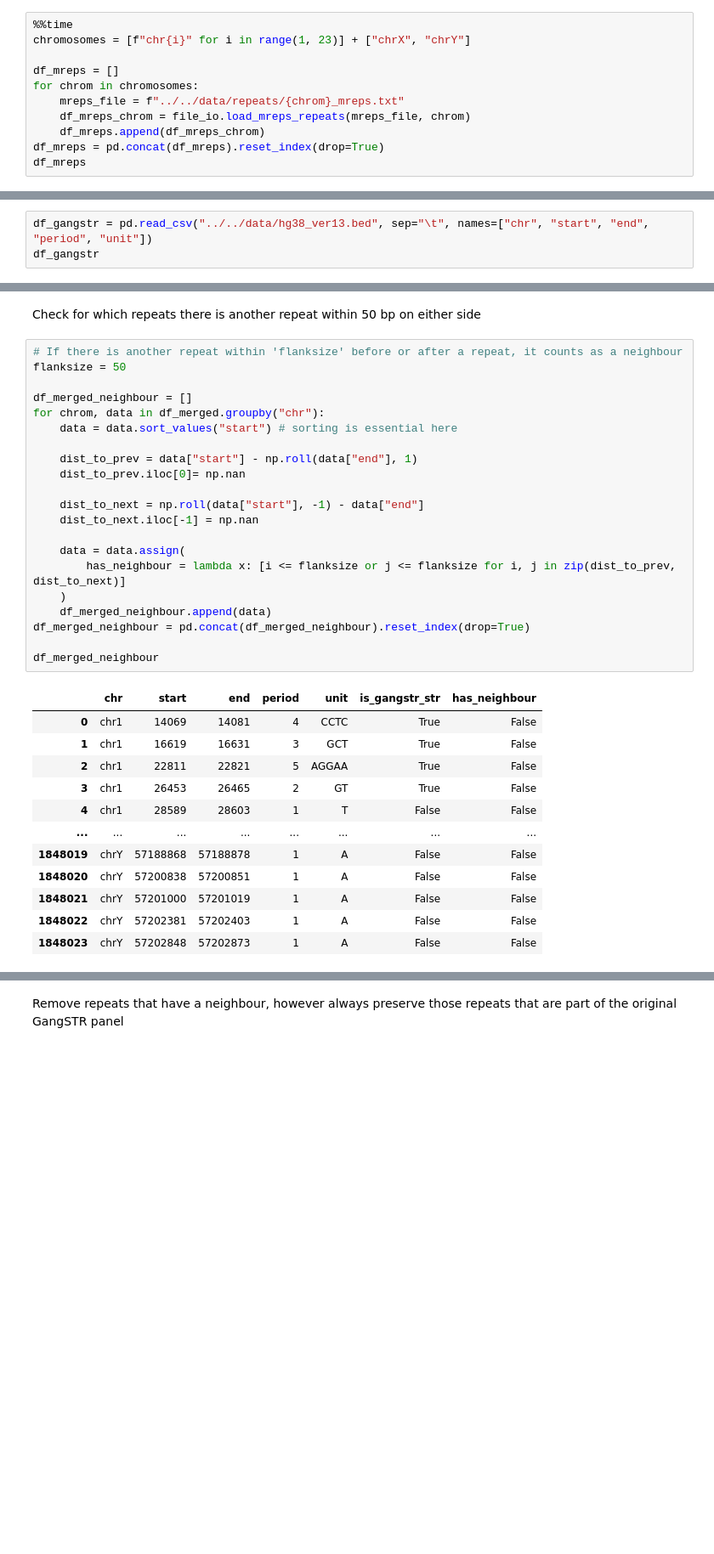
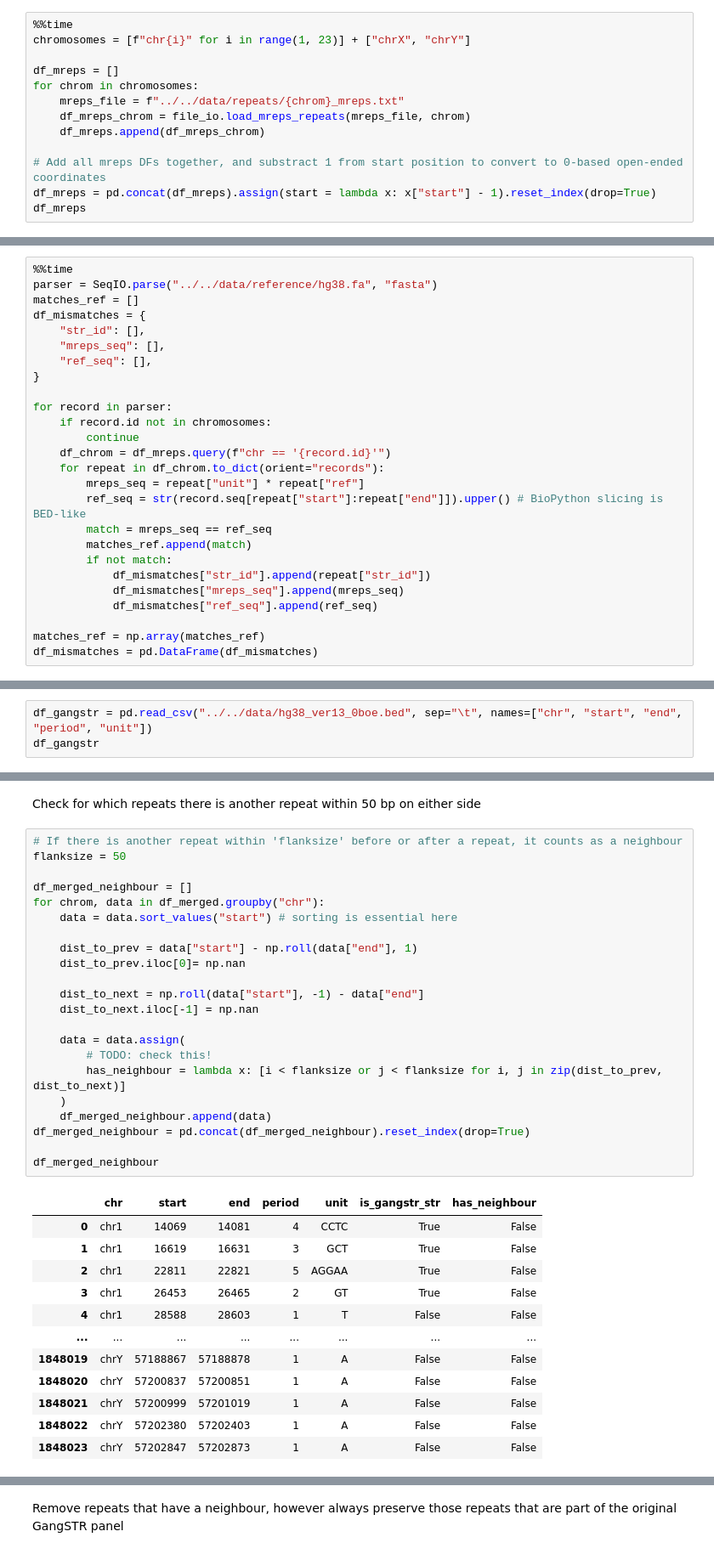
Before and after one commit to acg-team/ConSTRain-analyses, a Jupyter notebook: analyses/mononucleotide_repeats/2024-03-13_include_mreps_repeats.ipynb, the cells around one changed output, grey strips where cells are left out. Shown at 85% size. Drawn from its saved outputs; the diff is of its cells as text; blank space fills up the shorter version.

```diff
--- a/analyses/mononucleotide_repeats/2024-03-13_include_mreps_repeats.ipynb
+++ b/analyses/mononucleotide_repeats/2024-03-13_include_mreps_repeats.ipynb
@@ -29,6 +29,8 @@ for chrom in chromosomes:
     mreps_file = f"../../data/repeats/{chrom}_mreps.txt"
     df_mreps_chrom = file_io.load_mreps_repeats(mreps_file, chrom)
     df_mreps.append(df_mreps_chrom)
-df_mreps = pd.concat(df_mreps).reset_index(drop=True)
+
+# Add all mreps DFs together, and substract 1 from start position to convert to 0-based open-ended coordinates
+df_mreps = pd.concat(df_mreps).assign(start = lambda x: x["start"] - 1).reset_index(drop=True)
 df_mreps
 # %% [output]
@@ -96,0 +52,26 @@ df_mismatches
+# %%
+%%time
+parser = SeqIO.parse("../../data/reference/hg38.fa", "fasta")
+matches_ref = []
+df_mismatches = {
+    "str_id": [],
+    "mreps_seq": [],
+    "ref_seq": [],
+}
+
+for record in parser:
+    if record.id not in chromosomes:
+        continue
+    df_chrom = df_mreps.query(f"chr == '{record.id}'")
+    for repeat in df_chrom.to_dict(orient="records"):
+        mreps_seq = repeat["unit"] * repeat["ref"]
+        ref_seq = str(record.seq[repeat["start"]:repeat["end"]]).upper() # BioPython slicing is BED-like
+        match = mreps_seq == ref_seq
+        matches_ref.append(match)
+        if not match:
+            df_mismatches["str_id"].append(repeat["str_id"])
+            df_mismatches["mreps_seq"].append(mreps_seq)
+            df_mismatches["ref_seq"].append(ref_seq)
+
+matches_ref = np.array(matches_ref)
+df_mismatches = pd.DataFrame(df_mismatches)
@@ -116,7 +118,7 @@ df_mreps
 # %% [markdown]
 Now that we have removed mreps artifacts from our set of mononucleotide repeats, we load the GangSTR v13 STR panel. The two panels will be merged, and repeats that have close neighbouring repeats will be removed (although we will make sure to keep all repeats that are in the GangSTR panel).
 # %%
-df_gangstr = pd.read_csv("../../data/hg38_ver13.bed", sep="\t", names=["chr", "start", "end", "period", "unit"])
+df_gangstr = pd.read_csv("../../data/hg38_ver13_0boe.bed", sep="\t", names=["chr", "start", "end", "period", "unit"])
 df_gangstr
 # %% [output]
 |  | chr | start | end | period | unit |
@@ -159,37 +161,38 @@ Check for which repeats there is another repeat within 50 bp on either side
 # %%
 # If there is another repeat within 'flanksize' before or after a repeat, it counts as a neighbour
 flanksize = 50
 
 df_merged_neighbour = []
 for chrom, data in df_merged.groupby("chr"):
     data = data.sort_values("start") # sorting is essential here
 
     dist_to_prev = data["start"] - np.roll(data["end"], 1)
     dist_to_prev.iloc[0]= np.nan
 
     dist_to_next = np.roll(data["start"], -1) - data["end"]
     dist_to_next.iloc[-1] = np.nan
 
     data = data.assign(
-        has_neighbour = lambda x: [i <= flanksize or j <= flanksize for i, j in zip(dist_to_prev, dist_to_next)]
+        # TODO: check this!
+        has_neighbour = lambda x: [i < flanksize or j < flanksize for i, j in zip(dist_to_prev, dist_to_next)]
     )
     df_merged_neighbour.append(data)
 df_merged_neighbour = pd.concat(df_merged_neighbour).reset_index(drop=True)
 
 df_merged_neighbour
 # %% [output]
 |  | chr | start | end | period | unit | is_gangstr_str | has_neighbour |
 | 0 | chr1 | 14069 | 14081 | 4 | CCTC | True | False |
 | 1 | chr1 | 16619 | 16631 | 3 | GCT | True | False |
 | 2 | chr1 | 22811 | 22821 | 5 | AGGAA | True | False |
 | 3 | chr1 | 26453 | 26465 | 2 | GT | True | False |
-| 4 | chr1 | 28589 | 28603 | 1 | T | False | False |
+| 4 | chr1 | 28588 | 28603 | 1 | T | False | False |
 | ... | ... | ... | ... | ... | ... | ... | ... |
-| 1848019 | chrY | 57188868 | 57188878 | 1 | A | False | False |
-| 1848020 | chrY | 57200838 | 57200851 | 1 | A | False | False |
-| 1848021 | chrY | 57201000 | 57201019 | 1 | A | False | False |
-| 1848022 | chrY | 57202381 | 57202403 | 1 | A | False | False |
-| 1848023 | chrY | 57202848 | 57202873 | 1 | A | False | False |
+| 1848019 | chrY | 57188867 | 57188878 | 1 | A | False | False |
+| 1848020 | chrY | 57200837 | 57200851 | 1 | A | False | False |
+| 1848021 | chrY | 57200999 | 57201019 | 1 | A | False | False |
+| 1848022 | chrY | 57202380 | 57202403 | 1 | A | False | False |
+| 1848023 | chrY | 57202847 | 57202873 | 1 | A | False | False |
 1848024 rows × 7 columns
 # %% [markdown]
 Remove repeats that have a neighbour, however always preserve those repeats that are part of the original GangSTR panel
```
Also changed, not shown: parts of 11 cells of this notebook.
